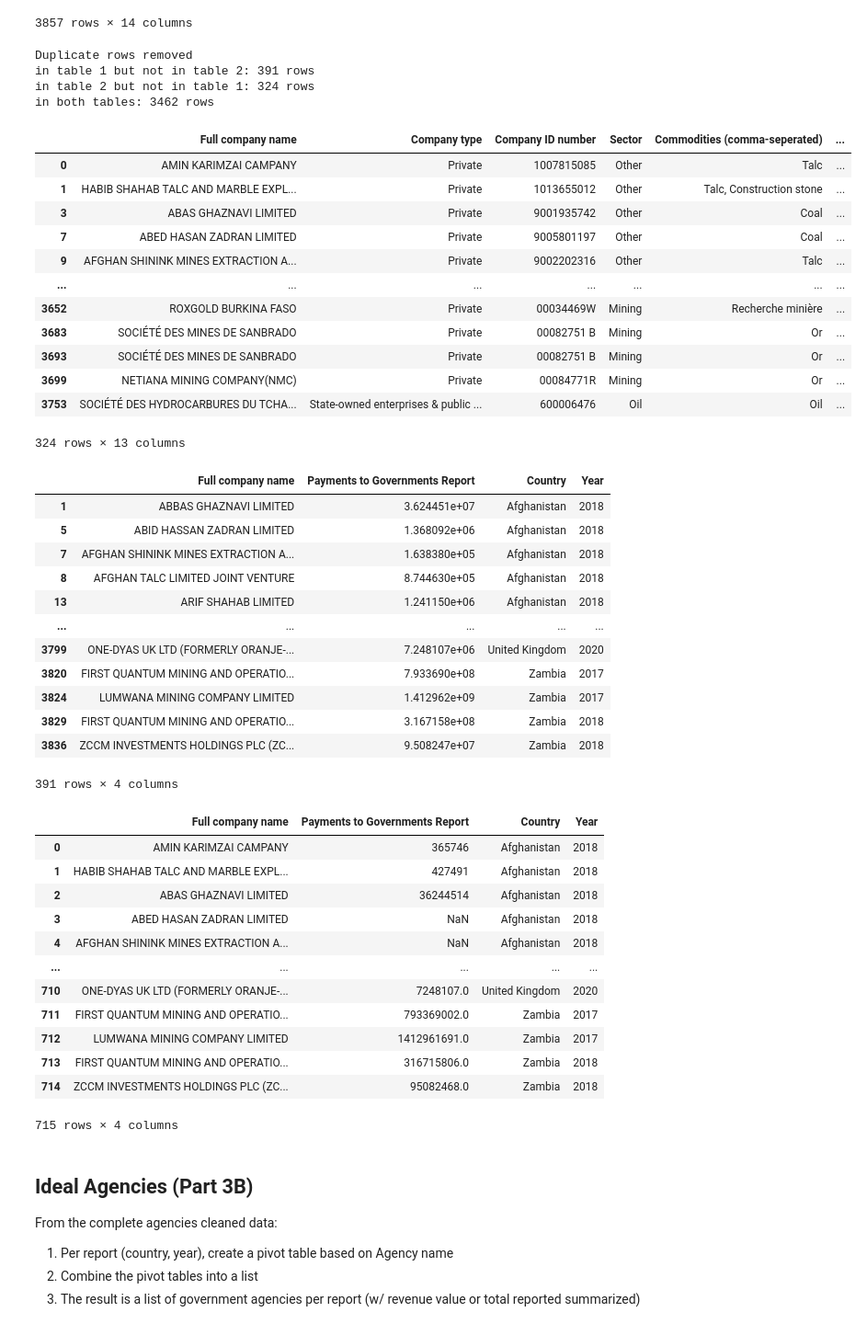
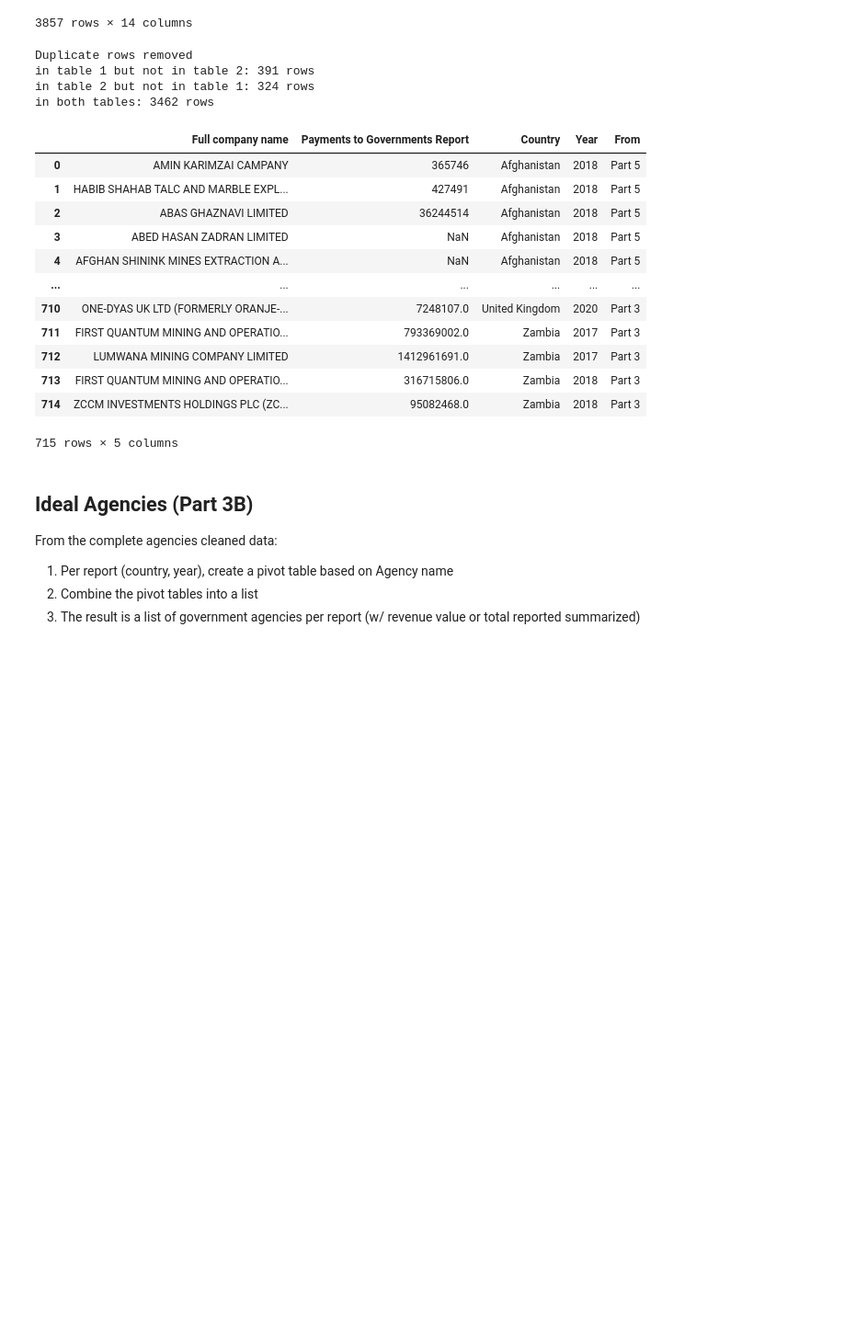
Before and after one commit to civicliteracies/EITI_SDT_data_verification_and_validation, a Jupyter notebook: 05 - Ideal lists.ipynb, the cells around one changed output. Shown: that part at 92% size. Saved outputs shown, nothing was run; the diff lists cells and outputs as text; code cells hidden in the pictures; blank space fills up the shorter version.

Commit message:
added from field in combined missing tables

```diff
--- a/05 - Ideal lists.ipynb
+++ b/05 - Ideal lists.ipynb
@@ -190,74 +190,52 @@ common_columns_3a = ["Full company name", "Country", "Year"]
 aaa = compare_tables_drop_duplicates(companies_3a_ideal, companies_3a_actual_allcaps, common_columns_3a, common_columns_3a)
 
 # aaa = compare_tables_drop_duplicates(companies_3a_ideal, companies_final_merged, common_columns_3a, common_columns_3a)
 
 # aaa = compare_tables_drop_duplicates(companies_3a_ideal, companies_5_complete_cleaned, common_columns_3a, common_columns_3a)
 
 print("Duplicate rows removed")
 for key, data in aaa.items():
     print(f'{key}: {data.shape[0]} rows')
 
-display(aaa["in table 2 but not in table 1"])
+# display(aaa["in table 2 but not in table 1"])
 
 aaa["in table 2 but not in table 1"].to_csv("data/cleaned/companies_3a_in_actual_not_in_ideal.csv", index=False)
 
-display(aaa["in table 1 but not in table 2"])
+# display(aaa["in table 1 but not in table 2"])
 
 aaa["in table 1 but not in table 2"].to_csv("data/cleaned/companies_3a_in_ideal_not_in_actual.csv", index=False)
 
 
+# c2k_c = ["Full company name", "Payments to Governments Report", "Country", "Year", "Company type", "Company ID number", "Sector", "Commodities (comma-seperated)", "Stock exchange listing or company website", ]
 c2k_c = ["Full company name", "Payments to Governments Report", "Country", "Year"]
 
+
 aaa_1 = aaa["in table 2 but not in table 1"][c2k_c].copy()
+aaa_1["From"] = "Part 5"
 aaa_2 = aaa["in table 1 but not in table 2"]
+aaa_2["From"] = "Part 3"
 companies_missing_combined = pd.concat([aaa_1, aaa_2], ignore_index=True)
 
 companies_missing_combined.to_csv("data/cleaned/companies_missing_combined.csv", index=False)
 display(companies_missing_combined)
 # %% [output]
 Duplicate rows removed
 in table 1 but not in table 2: 391 rows
 in table 2 but not in table 1: 324 rows
 in both tables: 3462 rows
-|  | Full company name | Company type | Company ID number | Sector | Commodities (comma-seperated) | ... |
-| 0 | AMIN KARIMZAI CAMPANY | Private | 1007815085 | Other | Talc | ... |
-| 1 | HABIB SHAHAB TALC AND MARBLE EXPL... | Private | 1013655012 | Other | Talc, Construction stone | ... |
-| 3 | ABAS GHAZNAVI LIMITED | Private | 9001935742 | Other | Coal | ... |
-| 7 | ABED HASAN ZADRAN LIMITED | Private | 9005801197 | Other | Coal | ... |
-| 9 | AFGHAN SHININK MINES EXTRACTION A... | Private | 9002202316 | Other | Talc | ... |
-| ... | ... | ... | ... | ... | ... | ... |
-| 3652 | ROXGOLD BURKINA FASO | Private | 00034469W | Mining | Recherche minière | ... |
-| 3683 | SOCIÉTÉ DES MINES DE SANBRADO | Private | 00082751 B | Mining | Or | ... |
-| 3693 | SOCIÉTÉ DES MINES DE SANBRADO | Private | 00082751 B | Mining | Or | ... |
-| 3699 | NETIANA MINING COMPANY(NMC) | Private | 00084771R | Mining | Or | ... |
-| 3753 | SOCIÉTÉ DES HYDROCARBURES DU TCHA... | State-owned enterprises & public ... | 600006476 | Oil | Oil | ... |
+|  | Full company name | Payments to Governments Report | Country | Year | From |
+| 0 | AMIN KARIMZAI CAMPANY | 365746 | Afghanistan | 2018 | Part 5 |
+| 1 | HABIB SHAHAB TALC AND MARBLE EXPL... | 427491 | Afghanistan | 2018 | Part 5 |
+| 2 | ABAS GHAZNAVI LIMITED | 36244514 | Afghanistan | 2018 | Part 5 |
+| 3 | ABED HASAN ZADRAN LIMITED | NaN | Afghanistan | 2018 | Part 5 |
+| 4 | AFGHAN SHININK MINES EXTRACTION A... | NaN | Afghanistan | 2018 | Part 5 |
+| ... | ... | ... | ... | ... | ... |
+| 710 | ONE-DYAS UK LTD (FORMERLY ORANJE-... | 7248107.0 | United Kingdom | 2020 | Part 3 |
+| 711 | FIRST QUANTUM MINING AND OPERATIO... | 793369002.0 | Zambia | 2017 | Part 3 |
+| 712 | LUMWANA MINING COMPANY LIMITED | 1412961691.0 | Zambia | 2017 | Part 3 |
+| 713 | FIRST QUANTUM MINING AND OPERATIO... | 316715806.0 | Zambia | 2018 | Part 3 |
+| 714 | ZCCM INVESTMENTS HOLDINGS PLC (ZC... | 95082468.0 | Zambia | 2018 | Part 3 |
-324 rows × 13 columns
+715 rows × 5 columns
-|  | Full company name | Payments to Governments Report | Country | Year |
-| 1 | ABBAS GHAZNAVI LIMITED | 3.624451e+07 | Afghanistan | 2018 |
-| 5 | ABID HASSAN ZADRAN LIMITED | 1.368092e+06 | Afghanistan | 2018 |
-| 7 | AFGHAN SHININK MINES EXTRACTION A... | 1.638380e+05 | Afghanistan | 2018 |
-| 8 | AFGHAN TALC LIMITED JOINT VENTURE | 8.744630e+05 | Afghanistan | 2018 |
-| 13 | ARIF SHAHAB LIMITED | 1.241150e+06 | Afghanistan | 2018 |
-| ... | ... | ... | ... | ... |
-| 3799 | ONE-DYAS UK LTD (FORMERLY ORANJE-... | 7.248107e+06 | United Kingdom | 2020 |
-| 3820 | FIRST QUANTUM MINING AND OPERATIO... | 7.933690e+08 | Zambia | 2017 |
-| 3824 | LUMWANA MINING COMPANY LIMITED | 1.412962e+09 | Zambia | 2017 |
-| 3829 | FIRST QUANTUM MINING AND OPERATIO... | 3.167158e+08 | Zambia | 2018 |
-| 3836 | ZCCM INVESTMENTS HOLDINGS PLC (ZC... | 9.508247e+07 | Zambia | 2018 |
-391 rows × 4 columns
-|  | Full company name | Payments to Governments Report | Country | Year |
-| 0 | AMIN KARIMZAI CAMPANY | 365746 | Afghanistan | 2018 |
-| 1 | HABIB SHAHAB TALC AND MARBLE EXPL... | 427491 | Afghanistan | 2018 |
-| 2 | ABAS GHAZNAVI LIMITED | 36244514 | Afghanistan | 2018 |
-| 3 | ABED HASAN ZADRAN LIMITED | NaN | Afghanistan | 2018 |
-| 4 | AFGHAN SHININK MINES EXTRACTION A... | NaN | Afghanistan | 2018 |
-| ... | ... | ... | ... | ... |
-| 710 | ONE-DYAS UK LTD (FORMERLY ORANJE-... | 7248107.0 | United Kingdom | 2020 |
-| 711 | FIRST QUANTUM MINING AND OPERATIO... | 793369002.0 | Zambia | 2017 |
-| 712 | LUMWANA MINING COMPANY LIMITED | 1412961691.0 | Zambia | 2017 |
-| 713 | FIRST QUANTUM MINING AND OPERATIO... | 316715806.0 | Zambia | 2018 |
-| 714 | ZCCM INVESTMENTS HOLDINGS PLC (ZC... | 95082468.0 | Zambia | 2018 |
-715 rows × 4 columns
 # %% [markdown]
 ## Ideal Agencies (Part 3B)
 
```
Also changed, not shown: parts of 1 cell of this notebook, 2 other files.
